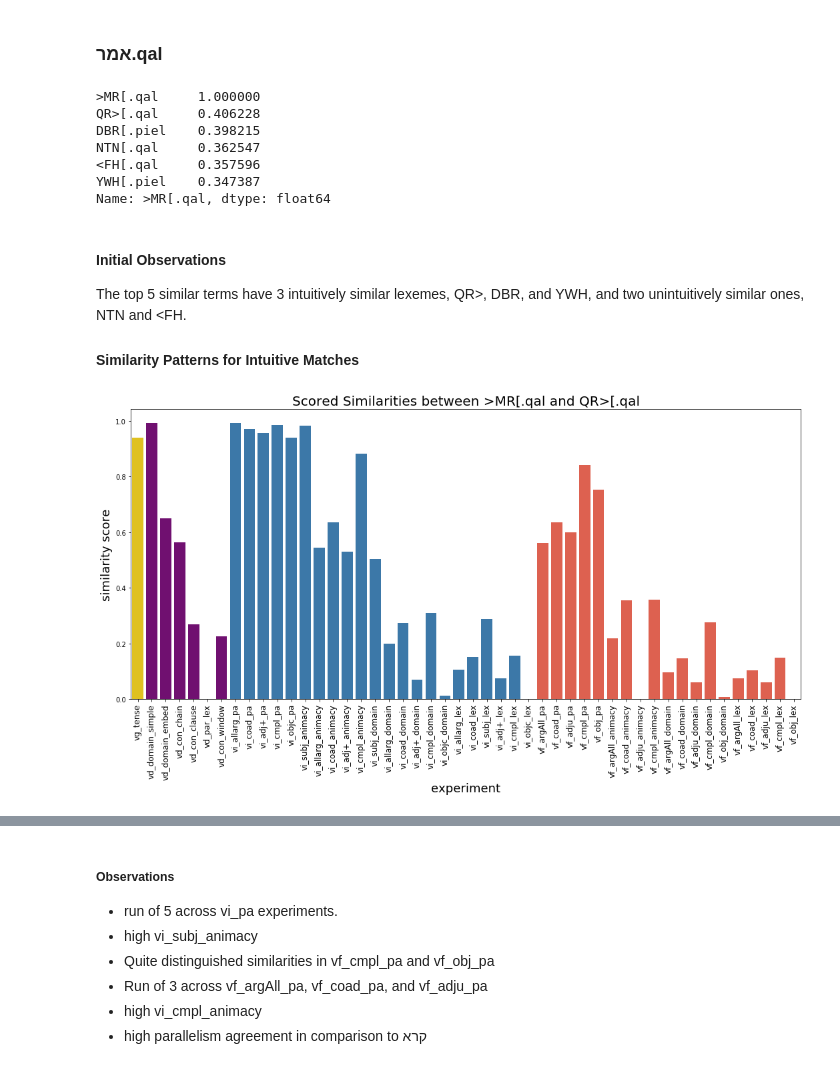
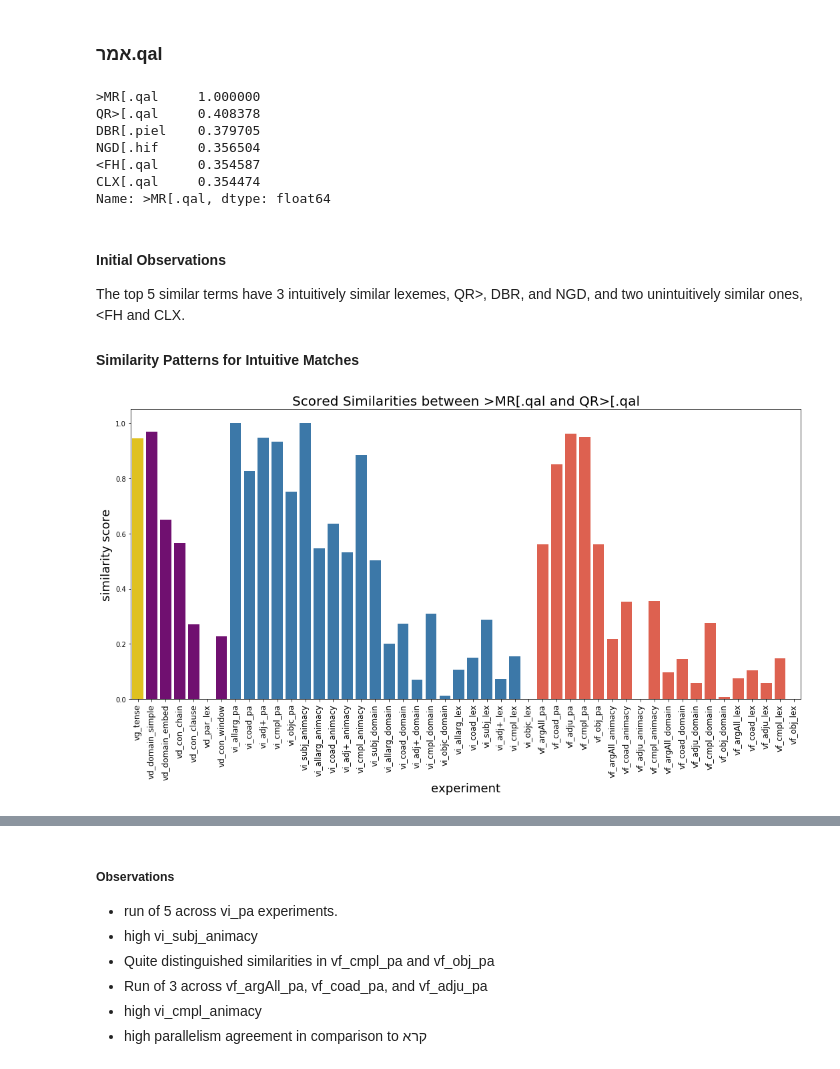
Before and after one commit to codykingham/verb_semantics, a Jupyter notebook: first_analysis.ipynb, the cells around one changed output, grey strips where cells are left out. Drawn from its saved outputs; the diff is of its cells as text; code cells hidden in the pictures.

Commit message:
made important change to more carefully select count normalizations

```diff
--- a/first_analysis.ipynb
+++ b/first_analysis.ipynb
@@ -79,0 +86,11 @@ vf_argAll_lex:  (14761, 482)
+# %%
+countType = {}
+
+for exp_name, exp in experiments.items():
+    if exp.data.shape[0] < 9:
+        print(exp_name)
+        print(list(exp.data.index.unique()))
+        print()
+        countType[exp_name] = 'sim_norm_raw'
+    else:
+        countType[exp_name] = 'sim_pmi_nogloss'
@@ -149,9 +184,6 @@ for lex in specimens:
             accounted_exps.add(exp_name)
     spread_count[count] += 1
 
-    if count == 50:
-        all50_specs.append(lex)
-
 spread_count.most_common()
 # %% [output]
 [(50, 26),
@@ -287,10 +319,12 @@ common_matrix = pd.DataFrame(np.zeros(shape=(len(specimens), len(specimens))), c
 for lex in specimens:
     for space_name, space in spaces.items():
 
-        if lex not in space.sim_pmi_nogloss.columns:
+        sim_measure = eval(f'space.{countType[space_name]}')
+
+        if lex not in sim_measure.columns:
             continue
 
-        sim_matrix[lex] = sim_matrix[lex].add(space.sim_pmi_nogloss[lex], fill_value=0)
+        sim_matrix[lex] = sim_matrix[lex].add(sim_measure[lex], fill_value=0)
         common_matrix[lex] += 1
 
 sim = sim_matrix / common_matrix
@@ -431,7 +465,7 @@ expcolors = tuple((exp, color) for color, exp_list in color2experiment # make tu
 # %%
 def get_sim_experiments(lex1, lex2, expcolors=expcolors, show=True, returnData=True):
     '''
-    Exports a barchart that illustrates the leveldi
+    Exports a barchart that illustrates the level
     of similarity between two lexemes per all experiments
     in the dataset.
     '''
@@ -441,10 +475,12 @@ def get_sim_experiments(lex1, lex2, expcolors=expcolors, show=True, returnData=T
     # gather rated similarities between the two terms for every provided experiment
     for sp_name, space in spaces.items():
 
-        if lex1 not in set(space.sim_pmi_nogloss.columns) or lex2 not in set(space.sim_pmi_nogloss.columns): # ensure both terms are in the space
+        sim_measure = eval(f'space.{countType[sp_name]}')
+
+        if lex1 not in set(sim_measure.columns) or lex2 not in set(sim_measure.columns): # ensure both terms are in the space
             continue
 
-        sims[sp_name] = space.sim_pmi_nogloss[lex1][lex2] # get similarity
+        sims[sp_name] = sim_measure[lex1][lex2] # get similarity
 
     sims_ordered = collections.OrderedDict((exp[0], sims[exp[0]]) for exp in expcolors if exp[0] in sims) # customized order
     sims = pd.DataFrame(list(sims_ordered.items())) # drop into Dataframe
@@ -535,19 +571,19 @@ There is thus a welcome variety in this top 10 set. We begin with these top ten,
 sim['>MR[.qal'].sort_values(ascending=False).head(6)
 # %% [output]
 >MR[.qal     1.000000
-QR>[.qal     0.406228
-DBR[.piel    0.398215
-NTN[.qal     0.362547
-<FH[.qal     0.357596
-YWH[.piel    0.347387
+QR>[.qal     0.408378
+DBR[.piel    0.379705
+NGD[.hif     0.356504
+<FH[.qal     0.354587
+CLX[.qal     0.354474
 Name: >MR[.qal, dtype: float64
 # %% [markdown]
 #### Initial Observations
 
-The top 5 similar terms have 3 intuitively similar lexemes, QR>, DBR, and YWH, and two unintuitively similar ones, NTN and <FH.
+The top 5 similar terms have 3 intuitively similar lexemes, QR>, DBR, and NGD, and two unintuitively similar ones, <FH and CLX.
 
 #### Similarity Patterns for Intuitive Matches
 # %%
-say_call = get_sim_experiments('>MR[.qal', 'QR>[.qal')
+say_call = get_sim_experiments('>MR[.qal', 'QR>[.qal'
 # %% [output]
-[figure, old version]
+[figure, new version]
```
Also changed, not shown: parts of 20 cells of this notebook, 1 other file.
